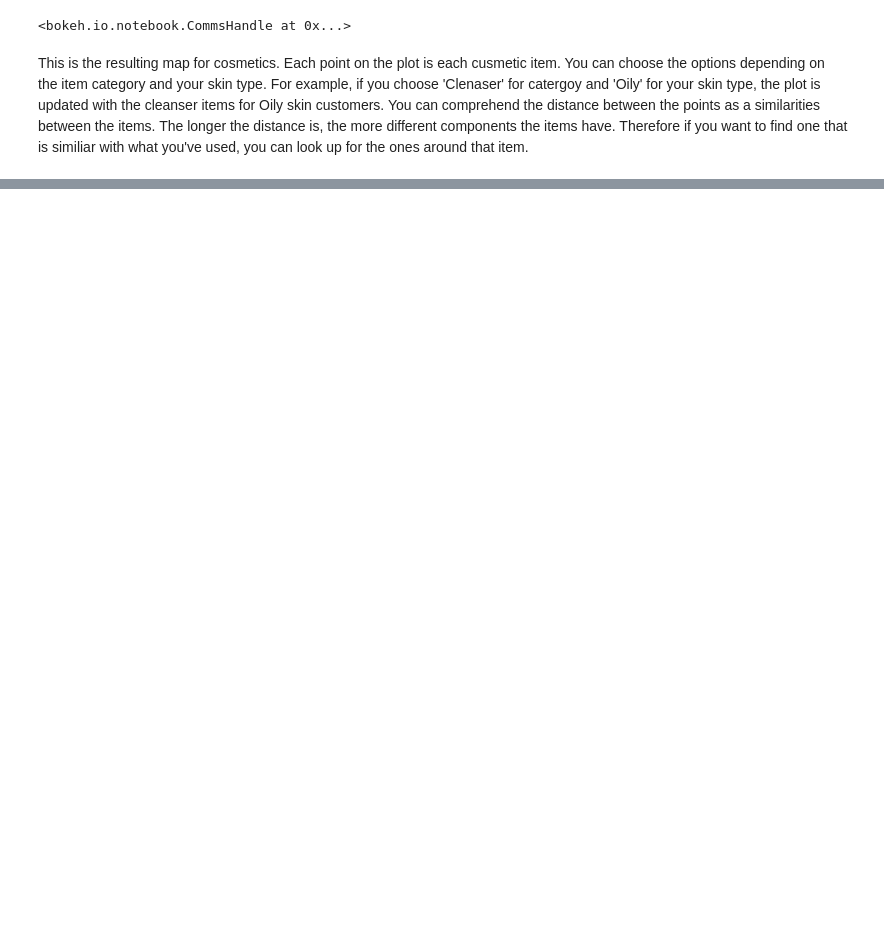
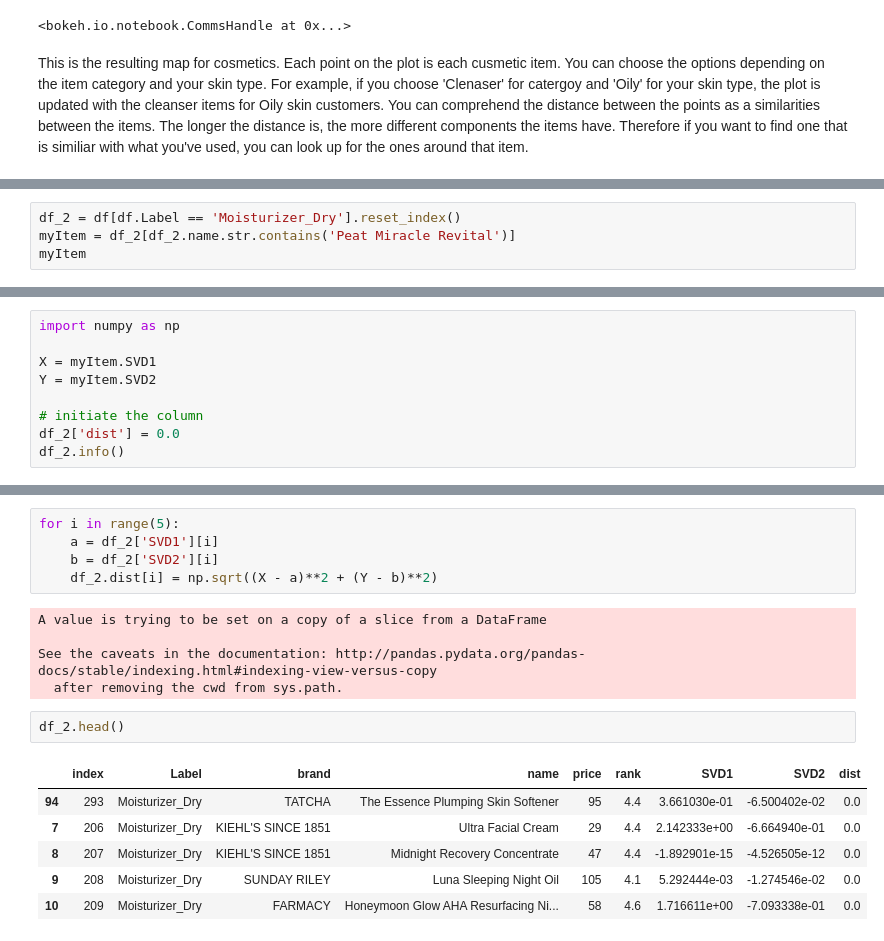
Before and after one commit to jjone36/Cosmetic, a Jupyter notebook: cosmtic_map.ipynb, the cells around one changed output, grey strips where cells are left out. Saved outputs shown, nothing was run; the diff lists cells and outputs as text; blank space fills up the shorter version.

```diff
--- a/cosmtic_map.ipynb
+++ b/cosmtic_map.ipynb
@@ -134,0 +128,4 @@ show(widgetbox(text_input, t))
+# %%
+df_2 = df[df.Label == 'Moisturizer_Dry'].reset_index()
+myItem = df_2[df_2.name.str.contains('Peat Miracle Revital')]
+myItem
@@ -134,0 +135,9 @@ show(widgetbox(text_input, t))
+# %%
+import numpy as np
+
+X = myItem.SVD1
+Y = myItem.SVD2
+
+# initiate the column
+df_2['dist'] = 0.0
+df_2.info()
@@ -134,0 +159,19 @@ show(widgetbox(text_input, t))
+# %%
+for i in range(5):
+    a = df_2['SVD1'][i]
+    b = df_2['SVD2'][i]
+    df_2.dist[i] = np.sqrt((X - a)**2 + (Y - b)**2)
+# %% [output]
+A value is trying to be set on a copy of a slice from a DataFrame
+
+See the caveats in the documentation: http://pandas.pydata.org/pandas-docs/stable/indexing.html#indexing-view-versus-copy
+  after removing the cwd from sys.path.
+# %%
+df_2.head()
+# %% [output]
+|  | index | Label | brand | name | price | rank | SVD1 | SVD2 | dist |
+| 94 | 293 | Moisturizer_Dry | TATCHA | The Essence Plumping Skin Softener | 95 | 4.4 | 3.661030e-01 | -6.500402e-02 | 0.0 |
+| 7 | 206 | Moisturizer_Dry | KIEHL'S SINCE 1851 | Ultra Facial Cream | 29 | 4.4 | 2.142333e+00 | -6.664940e-01 | 0.0 |
+| 8 | 207 | Moisturizer_Dry | KIEHL'S SINCE 1851 | Midnight Recovery Concentrate | 47 | 4.4 | -1.892901e-15 | -4.526505e-12 | 0.0 |
+| 9 | 208 | Moisturizer_Dry | SUNDAY RILEY | Luna Sleeping Night Oil | 105 | 4.1 | 5.292444e-03 | -1.274546e-02 | 0.0 |
+| 10 | 209 | Moisturizer_Dry | FARMACY | Honeymoon Glow AHA Resurfacing Ni... | 58 | 4.6 | 1.716611e+00 | -7.093338e-01 | 0.0 |
```
Also changed, not shown: parts of 9 cells of this notebook, 2 other files.
